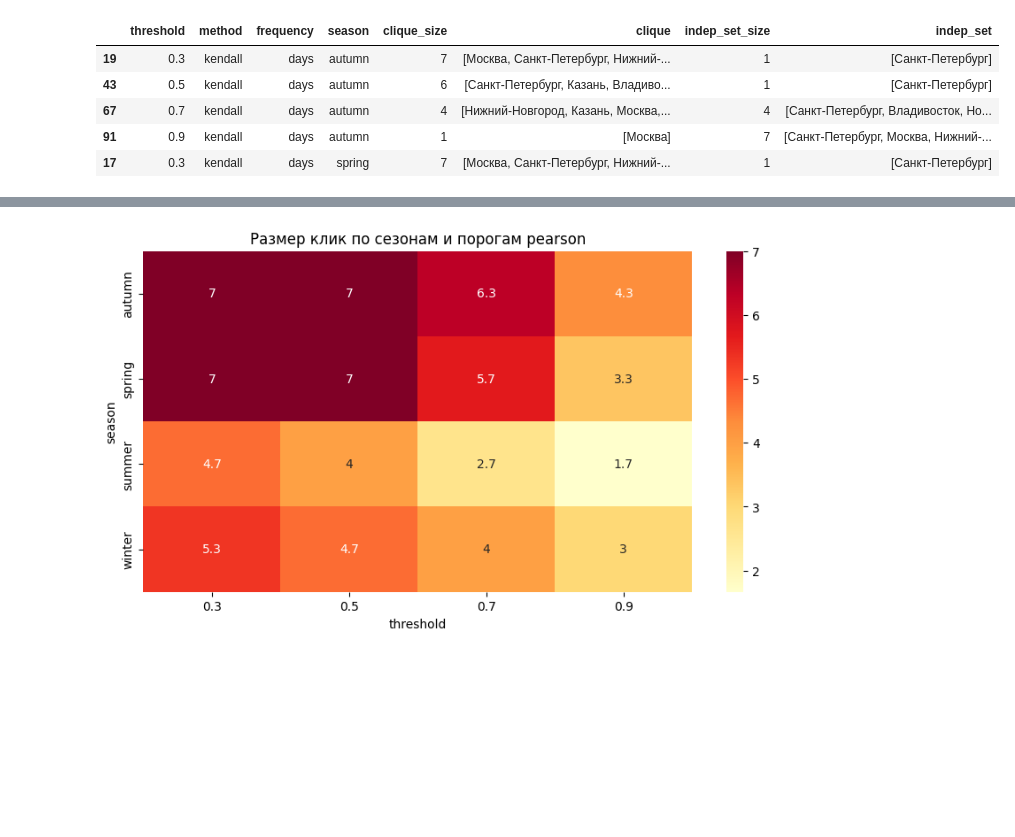
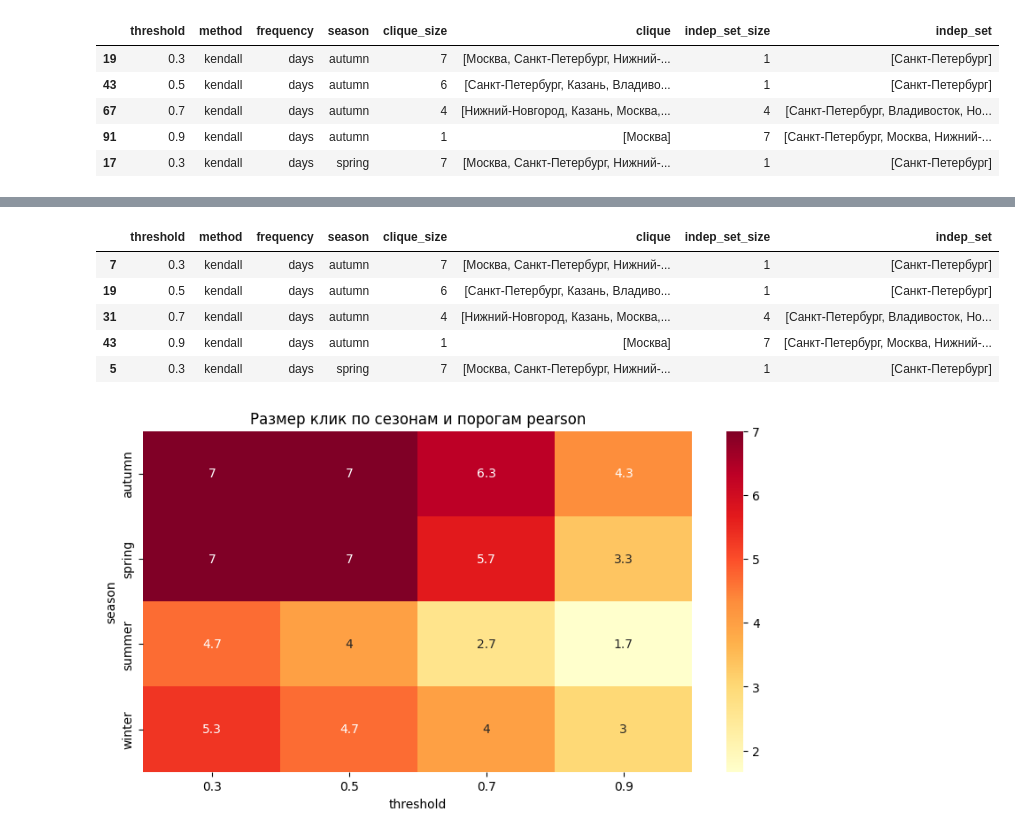
Before and after one commit to karinaAlex/graph_climate, a Jupyter notebook: graph_climate.ipynb, the cells around one changed output, grey strips where cells are left out. Cells and saved outputs as stored; diff of their text form; code cells hidden in the pictures; blank space fills up the shorter version.

```diff
--- a/graph_climate.ipynb
+++ b/graph_climate.ipynb
@@ -604,3 +658,36 @@ results_df.sort_values(by=["method", "frequency", "season", "threshold"]).head()
+# %%
+results_kendall = []
+
+# варианты трешхолдов
+for threshold in [0.3, 0.5, 0.7, 0.9]:
+    # методы
+    for method in ['kendall']:
+        # проходимя по каждому датасету
+        for name, df in df_dict.items():
+            season, _, frequency = name.partition('_')
+
+            res = build_graph_and_analyze(df, method='kendall', threshold=threshold)
+            results_kendall.append({
+                "threshold": threshold,
+                "method": method,
+                "frequency": frequency,
+                "season": season,
+                "clique_size": res["clique_size"],
+                "clique": res["clique"],
+                "indep_set_size": res["independent_set_size"],
+                "indep_set": res["independent_set"]
+            })
+
+# создаем датафрейм с результатами
+results_df_kendall = pd.DataFrame(results_kendall)
+results_df_kendall.sort_values(by=["method", "frequency", "season", "threshold"]).head()
+# %% [output]
+|  | threshold | method | frequency | season | clique_size | clique | indep_set_size | indep_set |
+| 7 | 0.3 | kendall | days | autumn | 7 | [Москва, Санкт-Петербург, Нижний-... | 1 | [Санкт-Петербург] |
+| 19 | 0.5 | kendall | days | autumn | 6 | [Санкт-Петербург, Казань, Владиво... | 1 | [Санкт-Петербург] |
+| 31 | 0.7 | kendall | days | autumn | 4 | [Нижний-Новгород, Казань, Москва,... | 4 | [Санкт-Петербург, Владивосток, Но... |
+| 43 | 0.9 | kendall | days | autumn | 1 | [Москва] | 7 | [Санкт-Петербург, Москва, Нижний-... |
+| 5 | 0.3 | kendall | days | spring | 7 | [Москва, Санкт-Петербург, Нижний-... | 1 | [Санкт-Петербург] |
 # %%
 # Сводная таблица
 heatmap_data = results_df_pearson.pivot_table(index='season', columns='threshold', values='clique_size', aggfunc='mean')
```
Also changed, not shown: parts of 8 cells of this notebook.
